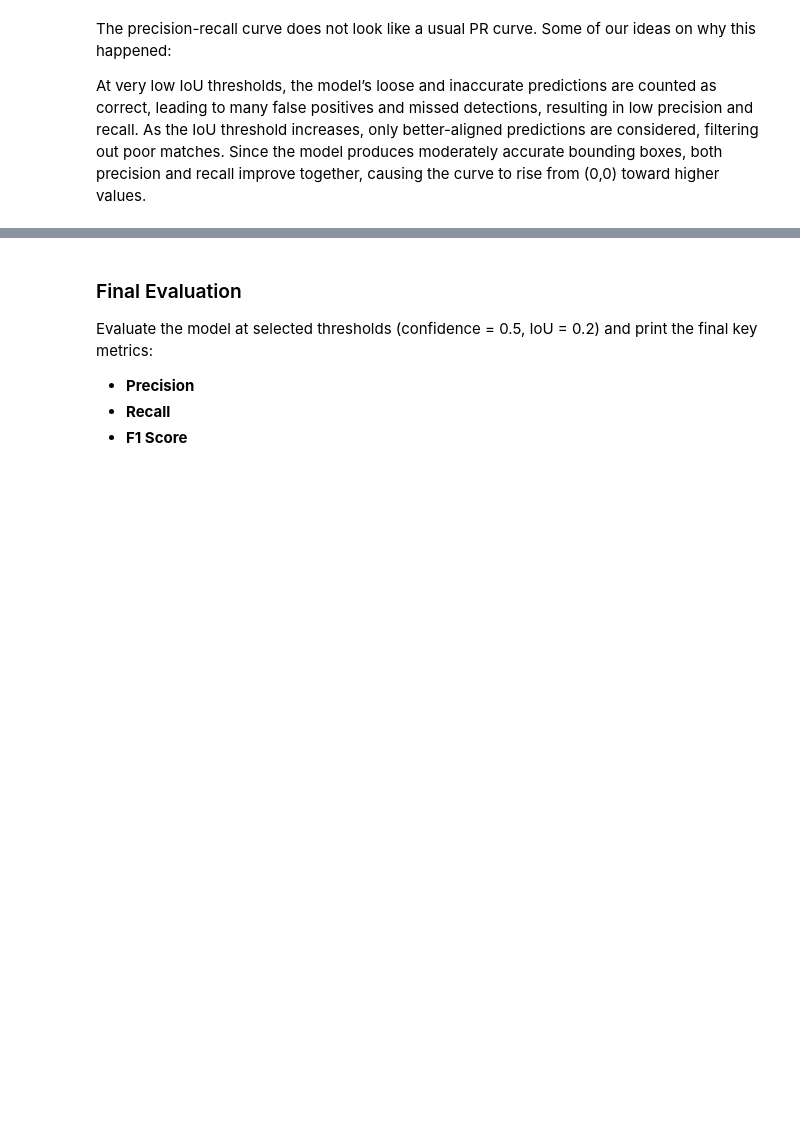
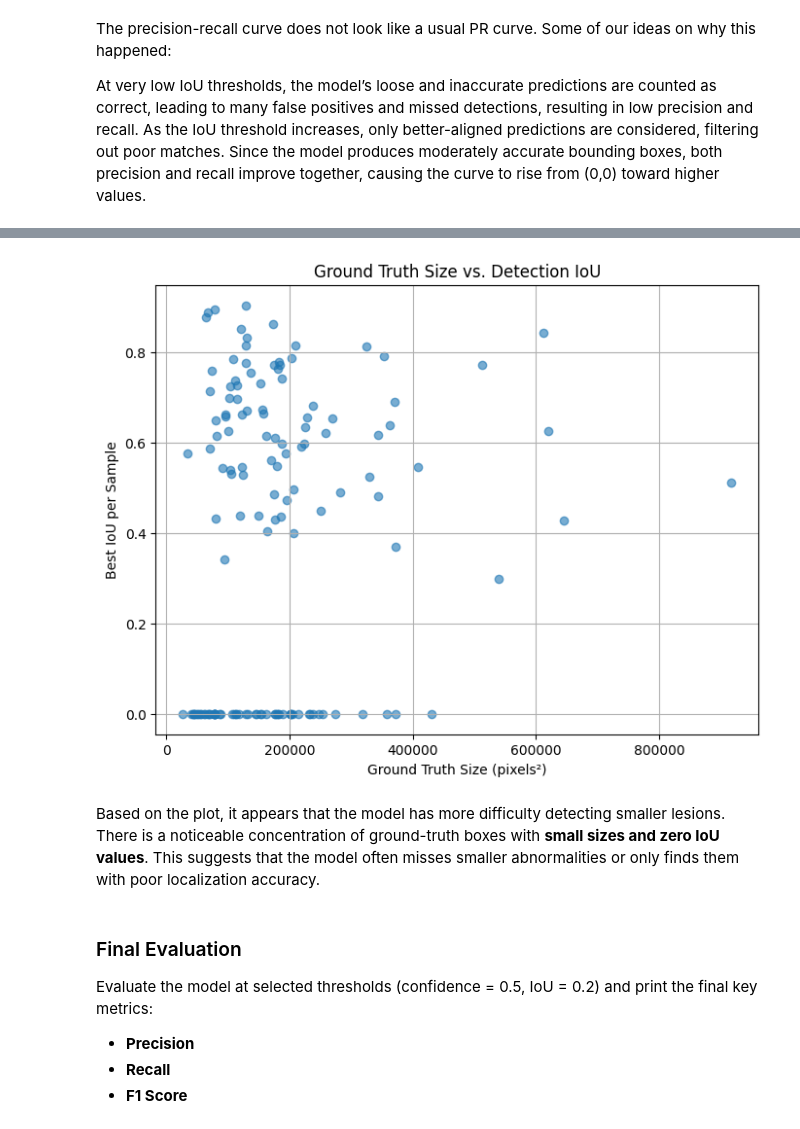
Before and after one commit to tmb2k01/mammo-vision, a Jupyter notebook: notebooks/detection_evaluation.ipynb, the cells around one changed output, grey strips where cells are left out. Saved outputs shown, nothing was run; the diff lists cells and outputs as text; code cells hidden in the pictures; blank space fills up the shorter version.

```diff
--- a/notebooks/detection_evaluation.ipynb
+++ b/notebooks/detection_evaluation.ipynb
@@ -246,3 +260,67 @@ Since the model produces moderately accurate bounding boxes, both precision and
+# %%
+def per_sample_iou_and_gt_size(model, dataloader, confidence_threshold=0.5, iou_threshold=0.2):
+    iou_list = []
+    size_list = []
+
+    model.eval()
+
+    for batch in tqdm(dataloader, desc="Calculating per-sample IoU and GT size"):
+        xs, ys = batch[0], batch[1]
+
+        with torch.no_grad():
+            preds = model(xs)
+
+        for i in range(len(xs)):
+            gt_boxes = ys[i]["boxes"].cpu().numpy()
+            scores = preds[i]["scores"].cpu().numpy()
+            boxes = preds[i]["boxes"].cpu().numpy()
+
+            predicted_boxes = boxes[scores > confidence_threshold]
+            keep_indices = ops.nms(
+                torch.tensor(predicted_boxes),
+                torch.tensor(scores[scores > confidence_threshold]),
+                iou_threshold,
+            )
+            filtered_boxes = predicted_boxes[keep_indices.numpy()]
+
+            if len(gt_boxes) == 0:
+                continue  # Skip samples with no ground truth boxes
+
+            for gt_box in gt_boxes:
+                best_iou = 0
+                for pred_box in filtered_boxes:
+                    iou = calculate_iou(pred_box, gt_box)
+                    if iou > best_iou:
+                        best_iou = iou
+
+                gt_area = (gt_box[2] - gt_box[0]) * (gt_box[3] - gt_box[1])
+
+                iou_list.append(best_iou)
+                size_list.append(gt_area)
+
+    return np.array(iou_list), np.array(size_list)
+
+
+iou_list, size_list = per_sample_iou_and_gt_size(
+    model,
+    datamodule.val_dataloader(),
+    confidence_threshold=0.5,
+    iou_threshold=0.2
+)
+
+plt.figure(figsize=(8, 6))
+plt.scatter(size_list, iou_list, alpha=0.6)
+plt.xlabel("Ground Truth Size (pixels²)")
+plt.ylabel("Best IoU per Sample")
+plt.title("Ground Truth Size vs. Detection IoU")
+plt.grid(True)
+plt.show()
+# %% [output]
+[figure, added]
+# %% [markdown]
+Based on the plot, it appears that the model has more difficulty detecting smaller lesions.
+There is a noticeable concentration of ground-truth boxes with **small sizes and zero IoU values**.
+This suggests that the model often misses smaller abnormalities or only finds them with poor localization accuracy.
 # %% [markdown]
 ### Final Evaluation
 
```
Also changed, not shown: parts of 1 cell of this notebook, 2 other files.
